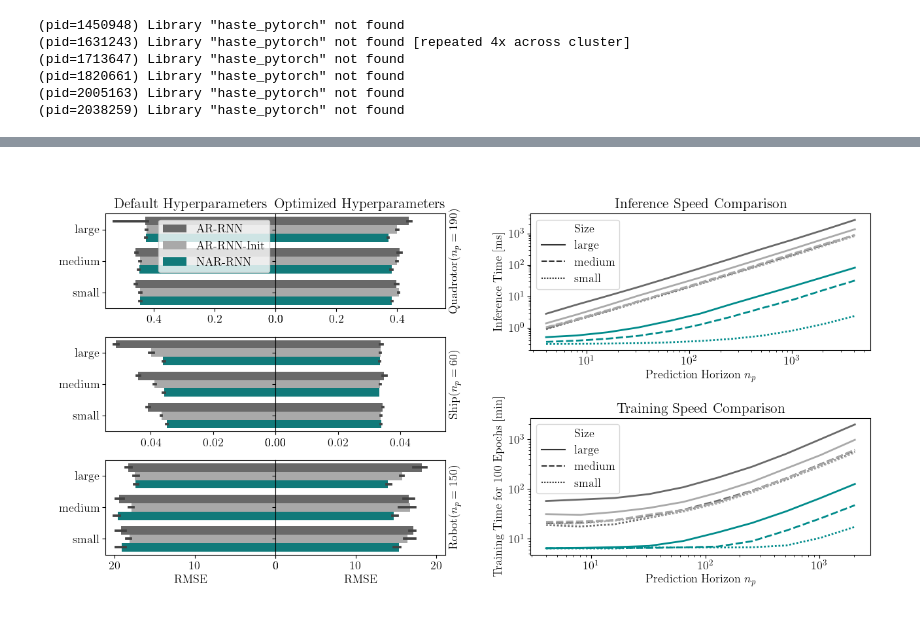
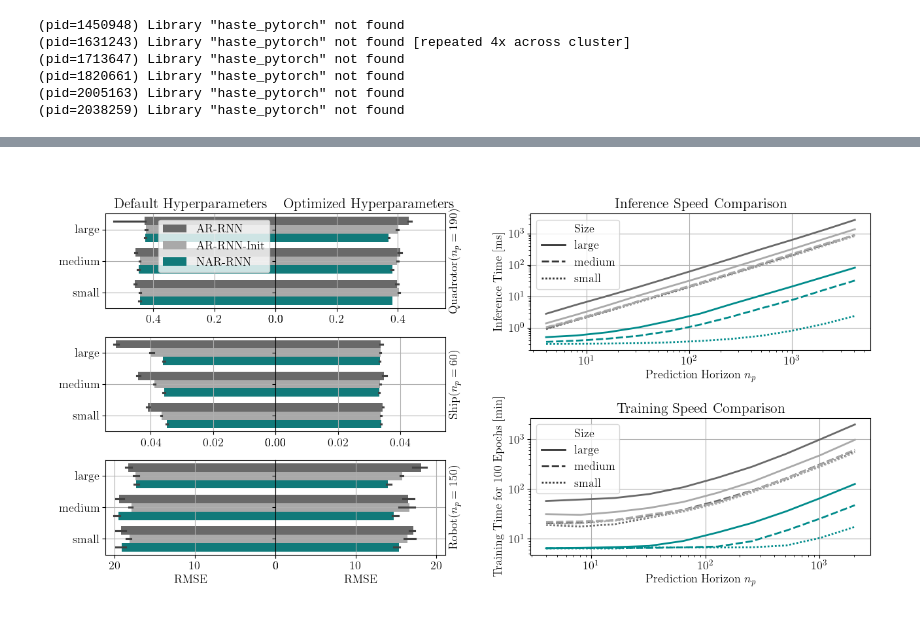
Before and after one commit to daniel-om-weber/fransys_supplement, a Jupyter notebook: 3_P4A_Plots.ipynb, the cells around one changed output, grey strips where cells are left out. Drawn from its saved outputs; the diff is of its cells as text; code cells hidden in the pictures.

```diff
--- a/3_P4A_Plots.ipynb
+++ b/3_P4A_Plots.ipynb
@@ -192,23 +159,0 @@ plt.savefig('P4A_speed_inference.pdf')
-# %%
-import seaborn as sns
-rows = []
-for _, row in df.iterrows():
-    for key, value in row['training_speed'].items():
-        rows.append({'model_constructor': row['model_constructor'],'Model': row['model'], 'Size': row['size'], 'prediction_window': key, 'training_speed': value*100/60})
-
-# Create a new DataFrame from the rows
-expanded_df = pd.DataFrame(rows)
-
-# Step 2: Plot using Seaborn
-fig_speed_training = plt.figure(figsize=(10, 6))
-sns.lineplot(data=expanded_df, x='prediction_window', y='training_speed', hue='Model', style='Size')
-
-# Adding labels and title for clarity
-plt.ylabel('Training Time for 100 Epochs [min]')
-plt.xlabel('Prediction Horizon')
-plt.xscale('log')
-plt.yscale('log')
-# plt.title('Inference Speed by Model and Size')
-# plt.legend(title='Model/Size', bbox_to_anchor=(1.05, 1), loc='upper left')
-
-# plt.savefig('P4A_speed_training.pdf')
@@ -232,6 +175,7 @@ plt.rcParams.update({
     'font.family': "Times New Roman"
 })
 # %%
+import seaborn as sns
 fig = plt.figure(figsize=(13, 7))
 
 # Define the grid layout for the main figure
@@ -256,6 +200,7 @@ ax.yaxis.set_label_position("right")
 ax.invert_xaxis()  # reverse the direction
 ax.legend(loc='upper right')
 ax.set_title('     Default Hyperparameters')
+ax.grid()
 
 ax = axs[1,0]
 sns.barplot(ax=ax,data=df_unopt[df_unopt['config/dl']=='Ship'],y='config/size',x='_rmse',hue='config/model',estimator=np.median,palette=custom_palette)
@@ -265,6 +210,7 @@ ax.set_ylabel('Ship')
 ax.yaxis.set_label_position("right")
 ax.invert_xaxis()  # reverse the direction
 ax.legend_.remove()
+ax.grid()
 
 ax = axs[2,0]
 sns.barplot(ax=ax,data=df_unopt[df_unopt['config/dl']=='Robot'],y='config/size',x='_rmse',hue='config/model',estimator=np.median,palette=custom_palette)
@@ -275,6 +221,7 @@ ax.yaxis.set_label_position("right")
 ax.set_xlabel("RMSE")
 ax.invert_xaxis()  # reverse the direction
 ax.legend_.remove()
+ax.grid()
 
 #with optimized parameters
 ax = axs[0,1]
@@ -285,7 +232,8 @@ ax.set_ylabel('Quadrotor$(n_p=190)$')
 ax.yaxis.set_label_position("right")
 ax.set_yticklabels([])
 ax.legend_.remove()
-ax.set_title('Optimized Hyperparameters')
+ax.grid()
+ax.set_title('Optimized Hyperparameters',loc='left', x=0.05)
 
 ax = axs[1,1]
 sns.barplot(ax=ax,data=df_opt[df_opt['config/dl']=='Ship'],y='config/size',x='_rmse',hue='config/model',estimator=np.median,palette=custom_palette)
@@ -295,6 +243,7 @@ ax.set_ylabel('Ship$(n_p=60)$')
 ax.yaxis.set_label_position("right")
 ax.set_yticklabels([])
 ax.legend_.remove()
+ax.grid()
 
 ax = axs[2,1]
 sns.barplot(ax=ax,data=df_opt[df_opt['config/dl']=='Robot'],y='config/size',x='_rmse',hue='config/model',estimator=np.median,palette=custom_palette)
@@ -305,6 +254,7 @@ ax.yaxis.set_label_position("right")
 ax.set_yticklabels([])
 ax.set_xlabel("RMSE")
 ax.legend_.remove()
+ax.grid()
 # plt.tight_layout()
 
 # Create a nested subfigure for the top right subplot
@@ -331,32 +281,34 @@ ax.set_xlabel('Prediction Horizon $n_p$')
 ax.set_xscale('log')
 ax.set_yscale('log')
 ax.set_title('Inference Speed Comparison')
+ax.grid()
 
 handles, labels = ax.get_legend_handles_labels()
 ax.legend(handles=handles[4:], labels=labels[4:])
 
 # Bottom right subplot
 ax = axs[1]
 rows = []
 for _, row in df.iterrows():
     for key, value in row['training_speed'].items():
         rows.append({'model_constructor': row['model_constructor'],'Model': row['model'], 'Size': row['size'], 'prediction_window': key, 'training_speed': value*100/60})
 # Create a new DataFrame from the rows
 expanded_df = pd.DataFrame(rows)
 sns.lineplot(ax=ax ,data=expanded_df, x='prediction_window', y='training_speed', hue='Model', style='Size',palette=custom_palette,lw=2)
 # Adding labels and title for clarity
 ax.set_ylabel('Training Time for 100 Epochs [min]')
 ax.set_xlabel('Prediction Horizon $n_p$')
 ax.set_xscale('log')
 ax.set_yscale('log')
 ax.set_title('Training Speed Comparison')
+ax.grid()
 
 handles, labels = ax.get_legend_handles_labels()
 ax.legend(handles=handles[4:], labels=labels[4:])
 
 
 plt.tight_layout(pad=3,h_pad=1.)
 # plt.tight_layout()
 plt.savefig('P4A.pdf')
 # %% [output]
-[figure, old version]
+[figure, new version]
```
Also changed, not shown: parts of 7 cells of this notebook, 5 other files.
